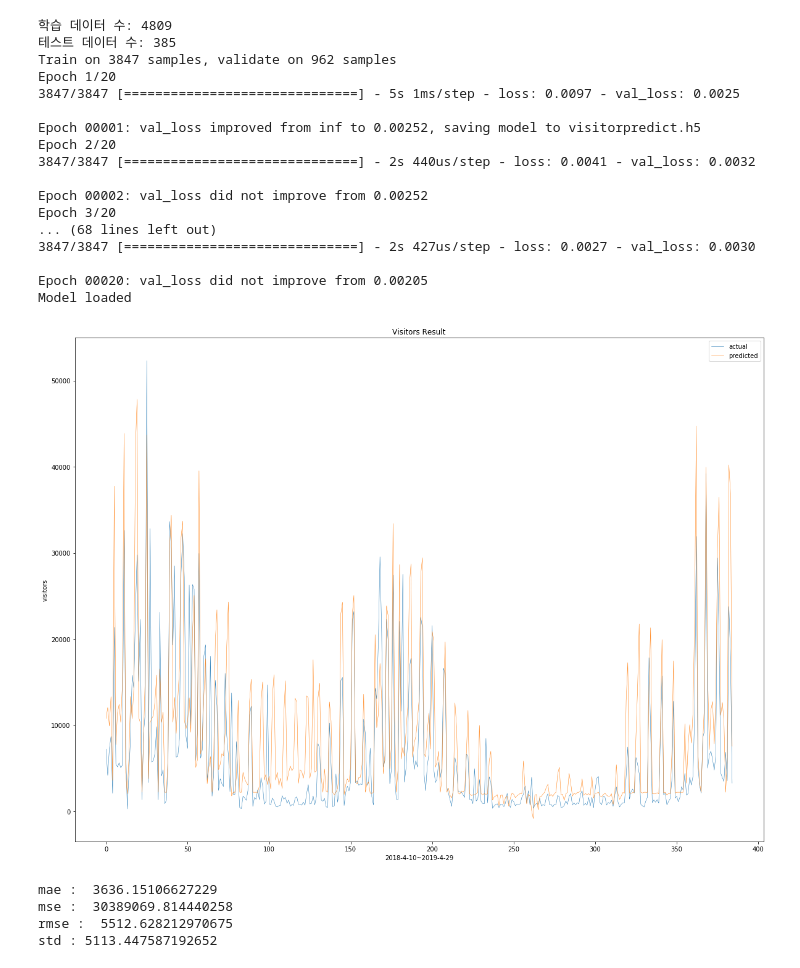
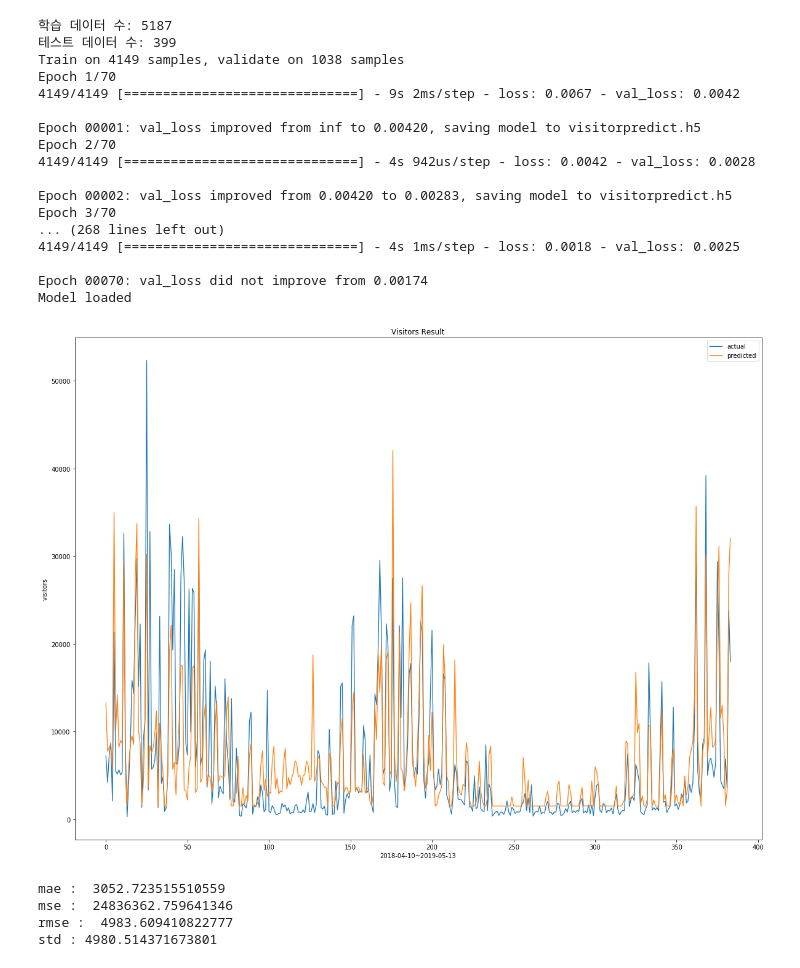
Before and after one commit to chanhyukkang/Preicting_the_Visitors_to_the_Themepark, a Jupyter notebook: 모델 - 서비스용, 모델 학습.ipynb, the cells around one changed output. Cells and saved outputs as stored; diff of their text form; code cells hidden in the pictures.

```diff
--- a/모델 - 서비스용, 모델 학습.ipynb
+++ b/모델 - 서비스용, 모델 학습.ipynb
@@ -14,12 +14,12 @@ import matplotlib.pyplot as plt
 from sklearn.preprocessing import MinMaxScaler
 
 #***************************파일을 읽고, 날짜 column생성*********************************
-df = pd.read_csv('SeoulGrandPark2.csv', engine = 'python')
+df = pd.read_csv('SeoulGrandParkFinal.csv', engine = 'python', dtype = 'str')
 df["날짜"] = df["년도"].map(str) + '-' +df["월"].map(str) + '-' + df["일"].map(str)
 df = df.set_index('날짜')
 #**************************train set과 test set분할**************************************
-split_date_last = '2018-4-16'
-split_date_start = '2017-8-29'
+split_date_last = '2019-04-30'
+split_date_start = '2017-08-29'
 #+8달부터 계산된다.
 #*****************위는 DNN용 특성 데이터셋, 아래는 LSTM용 시계열 데이터(앞으로도 계속)***
 train = df.loc[:split_date_last]
@@ -189,7 +189,7 @@ model4.compile(loss="mean_squared_error", optimizer=opt)
 mcp_save = ModelCheckpoint('visitorpredict.h5', save_best_only=True, monitor='val_loss', verbose=1, mode='min')
 
 early_stop = EarlyStopping(monitor='val_loss', patience=60, verbose=1)
-model4.fit([X_train_tLSTM, X_train_sc, X_train_t2LSTMc], y_trainLSTM, validation_split = 0.2, epochs=20, batch_size=100, callbacks=[early_stop, mcp_save])
+model4.fit([X_train_tLSTM, X_train_sc, X_train_t2LSTMc], y_trainLSTM, validation_split = 0.2, epochs=70, batch_size=50, callbacks=[early_stop, mcp_save])
 
 #모델 세이브
 from keras.models import load_model
@@ -197,7 +197,7 @@ model4 = load_model('visitorpredict.h5')
 print("Model loaded")
 #**********************************plot을 이용한 그래프 그리기******************************************
 plt.figure(figsize=(20,15))
-plt.rcParams['lines.linewidth'] = 0.5
+plt.rcParams['lines.linewidth'] = 1.3
 plt.title('Visitors Result')
 plt.xlabel(X_test.index.values[0] + '~' + X_test.index.values[-1])
 plt.ylabel('visitors')
@@ -209,48 +209,48 @@ plt.plot(ynew, label='predicted')
 plt.legend()
 plt.show()
 #********************************test셋에 대해서 오차값 구하기*******************************************
 mse = np.square(ynewtest - ynew).mean()
 rmse = mse ** 0.5
 print("mae : ", np.absolute(ynewtest - ynew).mean())
 print("mse : ", mse)
 print("rmse : ", rmse)
 print("std :", np.std(ynewtest-ynew))
 # %% [output]
 A value is trying to be set on a copy of a slice from a DataFrame.
 Try using .loc[row_indexer,col_indexer] = value instead
 
 See the caveats in the documentation: http://pandas.pydata.org/pandas-docs/stable/indexing.html#indexing-view-versus-copy
 A value is trying to be set on a copy of a slice from a DataFrame.
 Try using .loc[row_indexer,col_indexer] = value instead
 
 See the caveats in the documentation: http://pandas.pydata.org/pandas-docs/stable/indexing.html#indexing-view-versus-copy
 A value is trying to be set on a copy of a slice from a DataFrame.
 Try using .loc[row_indexer,col_indexer] = value instead
 
 See the caveats in the documentation: http://pandas.pydata.org/pandas-docs/stable/indexing.html#indexing-view-versus-copy
 A value is trying to be set on a copy of a slice from a DataFrame.
 Try using .loc[row_indexer,col_indexer] = value instead
 
 See the caveats in the documentation: http://pandas.pydata.org/pandas-docs/stable/indexing.html#indexing-view-versus-copy
-학습 데이터 수: 4809
-테스트 데이터 수: 385
-Train on 3847 samples, validate on 962 samples
-Epoch 1/20
-3847/3847 [==============================] - 5s 1ms/step - loss: 0.0097 - val_loss: 0.0025
+학습 데이터 수: 5187
+테스트 데이터 수: 399
+Train on 4149 samples, validate on 1038 samples
+Epoch 1/70
+4149/4149 [==============================] - 9s 2ms/step - loss: 0.0067 - val_loss: 0.0042
 
-Epoch 00001: val_loss improved from inf to 0.00252, saving model to visitorpredict.h5
-Epoch 2/20
-3847/3847 [==============================] - 2s 440us/step - loss: 0.0041 - val_loss: 0.0032
+Epoch 00001: val_loss improved from inf to 0.00420, saving model to visitorpredict.h5
+Epoch 2/70
+4149/4149 [==============================] - 4s 942us/step - loss: 0.0042 - val_loss: 0.0028
 
-Epoch 00002: val_loss did not improve from 0.00252
-Epoch 3/20
-... (68 lines left out)
-3847/3847 [==============================] - 2s 427us/step - loss: 0.0027 - val_loss: 0.0030
+Epoch 00002: val_loss improved from 0.00420 to 0.00283, saving model to visitorpredict.h5
+Epoch 3/70
+... (268 lines left out)
+4149/4149 [==============================] - 4s 1ms/step - loss: 0.0018 - val_loss: 0.0025
 
-Epoch 00020: val_loss did not improve from 0.00205
+Epoch 00070: val_loss did not improve from 0.00174
 Model loaded
-[figure, old version]
+[figure, new version]
-mae :  3636.15106627229
-mse :  30389069.814440258
-rmse :  5512.628212970675
-std : 5113.447587192652
+mae :  3052.723515510559
+mse :  24836362.759641346
+rmse :  4983.609410822777
+std : 4980.514371673801
```
Also changed, not shown: 2 other files.
